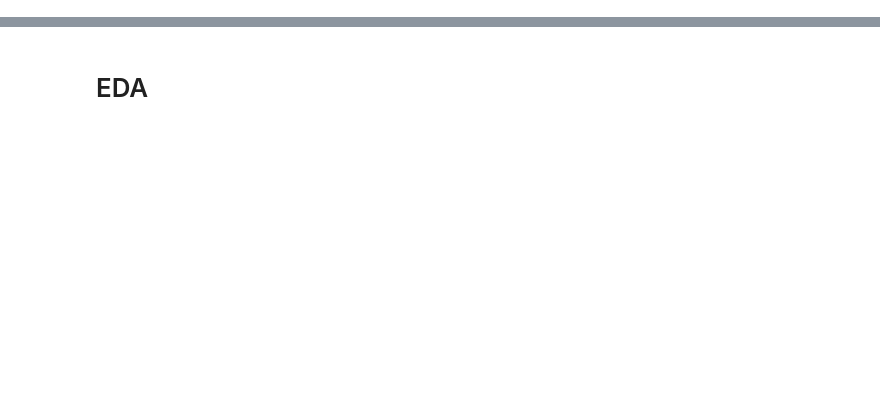
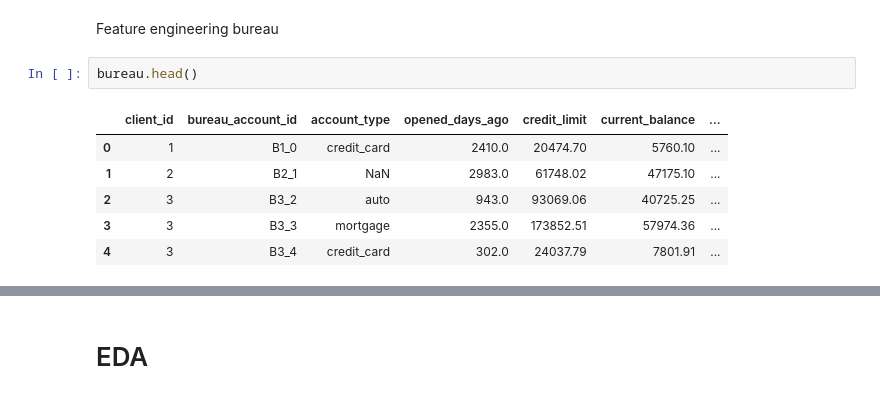
Before and after one commit to Polemarh/credit_scoring_ml, a Jupyter notebook: simple_baseline.ipynb, the cells around one changed output, grey strips where cells are left out. Drawn from its saved outputs; the diff is of its cells as text; blank space fills up the shorter version.

```diff
--- a/simple_baseline.ipynb
+++ b/simple_baseline.ipynb
@@ -167,2 +275,13 @@ test = test.merge(transactions_agg, on='client_id', how='left')
+# %% [markdown]
+Feature engineering bureau
+# %%
+bureau.head()
+# %% [output]
+|  | client_id | bureau_account_id | account_type | opened_days_ago | credit_limit | current_balance | ... |
+| 0 | 1 | B1_0 | credit_card | 2410.0 | 20474.70 | 5760.10 | ... |
+| 1 | 2 | B2_1 | NaN | 2983.0 | 61748.02 | 47175.10 | ... |
+| 2 | 3 | B3_2 | auto | 943.0 | 93069.06 | 40725.25 | ... |
+| 3 | 3 | B3_3 | mortgage | 2355.0 | 173852.51 | 57974.36 | ... |
+| 4 | 3 | B3_4 | credit_card | 302.0 | 24037.79 | 7801.91 | ... |
 # %%
 bureau_agg = bureau.groupby('client_id').agg(
```
Also changed, not shown: parts of 67 cells of this notebook.
